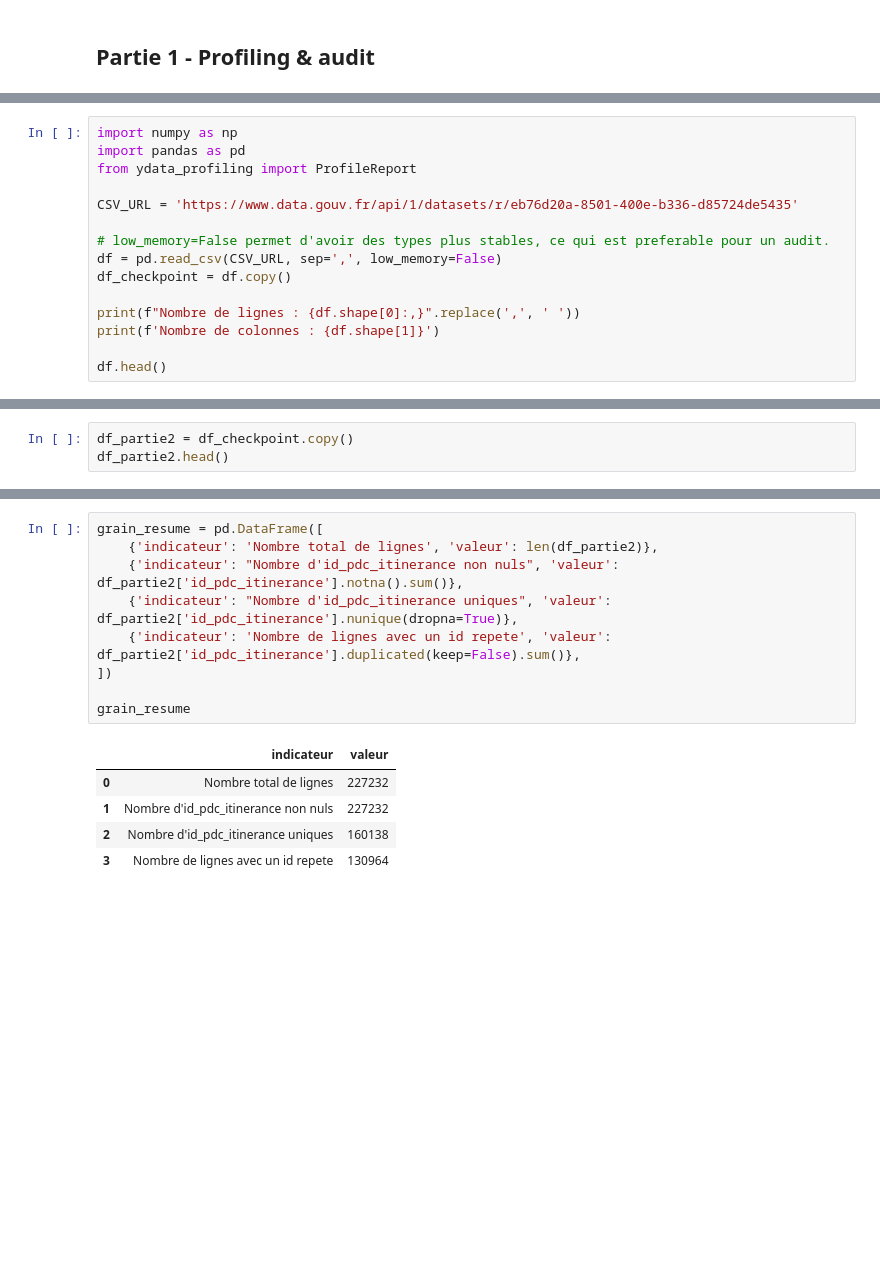
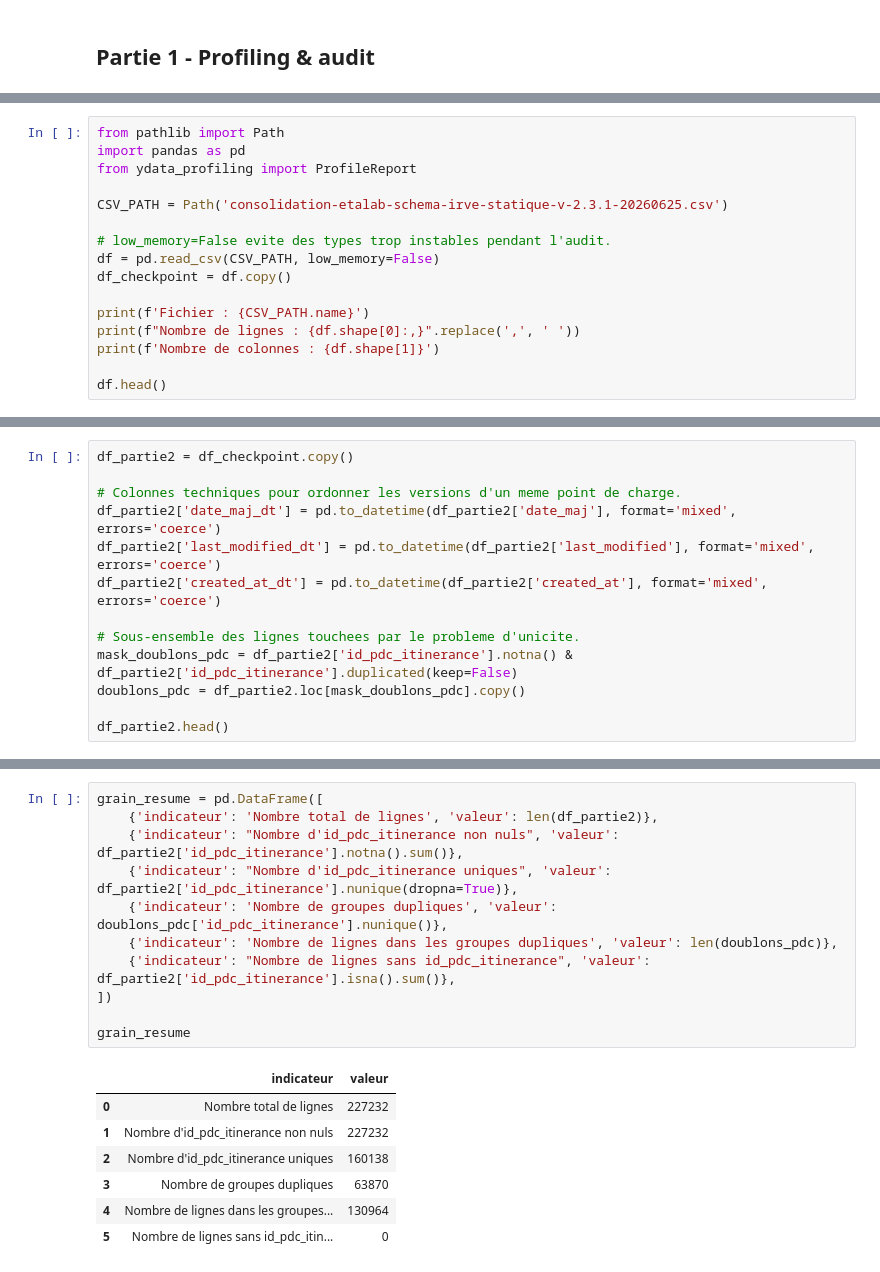
Before and after one commit to Shugela/tp_qualite_donnee, a Jupyter notebook: pipeline_irve.ipynb, the cells around one changed output, grey strips where cells are left out. Cells and saved outputs as stored; diff of their text form; blank space fills up the shorter version.

```diff
--- a/pipeline_irve.ipynb
+++ b/pipeline_irve.ipynb
@@ -40,14 +38,15 @@ On charge directement l'URL officielle, parce que le sujet demande explicitement
 # %%
-import numpy as np
+from pathlib import Path
 import pandas as pd
 from ydata_profiling import ProfileReport
 
-CSV_URL = 'https://www.data.gouv.fr/api/1/datasets/r/eb76d20a-8501-400e-b336-d85724de5435'
+CSV_PATH = Path('consolidation-etalab-schema-irve-statique-v-2.3.1-20260625.csv')
 
-# low_memory=False permet d'avoir des types plus stables, ce qui est preferable pour un audit.
-df = pd.read_csv(CSV_URL, sep=',', low_memory=False)
+# low_memory=False evite des types trop instables pendant l'audit.
+df = pd.read_csv(CSV_PATH, low_memory=False)
 df_checkpoint = df.copy()
 
+print(f'Fichier : {CSV_PATH.name}')
 print(f"Nombre de lignes : {df.shape[0]:,}".replace(',', ' '))
 print(f'Nombre de colonnes : {df.shape[1]}')
 
@@ -283,5 +337,15 @@ On prends le dataset du début
 # %%
 df_partie2 = df_checkpoint.copy()
+
+# Colonnes techniques pour ordonner les versions d'un meme point de charge.
+df_partie2['date_maj_dt'] = pd.to_datetime(df_partie2['date_maj'], format='mixed', errors='coerce')
+df_partie2['last_modified_dt'] = pd.to_datetime(df_partie2['last_modified'], format='mixed', errors='coerce')
+df_partie2['created_at_dt'] = pd.to_datetime(df_partie2['created_at'], format='mixed', errors='coerce')
+
+# Sous-ensemble des lignes touchees par le probleme d'unicite.
+mask_doublons_pdc = df_partie2['id_pdc_itinerance'].notna() & df_partie2['id_pdc_itinerance'].duplicated(keep=False)
+doublons_pdc = df_partie2.loc[mask_doublons_pdc].copy()
+
 df_partie2.head()
 # %% [output]
 |  | nom_amenageur | siren_amenageur | contact_amenageur | nom_operateur | contact_operateur | ... |
@@ -298,16 +362,20 @@ On cherche ici a comprendre si une ligne represente un point de charge unique, o
 # %%
 grain_resume = pd.DataFrame([
     {'indicateur': 'Nombre total de lignes', 'valeur': len(df_partie2)},
     {'indicateur': "Nombre d'id_pdc_itinerance non nuls", 'valeur': df_partie2['id_pdc_itinerance'].notna().sum()},
     {'indicateur': "Nombre d'id_pdc_itinerance uniques", 'valeur': df_partie2['id_pdc_itinerance'].nunique(dropna=True)},
-    {'indicateur': 'Nombre de lignes avec un id repete', 'valeur': df_partie2['id_pdc_itinerance'].duplicated(keep=False).sum()},
+    {'indicateur': 'Nombre de groupes dupliques', 'valeur': doublons_pdc['id_pdc_itinerance'].nunique()},
+    {'indicateur': 'Nombre de lignes dans les groupes dupliques', 'valeur': len(doublons_pdc)},
+    {'indicateur': "Nombre de lignes sans id_pdc_itinerance", 'valeur': df_partie2['id_pdc_itinerance'].isna().sum()},
 ])
 
 grain_resume
 # %% [output]
 |  | indicateur | valeur |
 | 0 | Nombre total de lignes | 227232 |
 | 1 | Nombre d'id_pdc_itinerance non nuls | 227232 |
 | 2 | Nombre d'id_pdc_itinerance uniques | 160138 |
-| 3 | Nombre de lignes avec un id repete | 130964 |
+| 3 | Nombre de groupes dupliques | 63870 |
+| 4 | Nombre de lignes dans les groupes... | 130964 |
+| 5 | Nombre de lignes sans id_pdc_itin... | 0 |
 # %%
```
Also changed, not shown: parts of 34 cells of this notebook, 1 other file.
